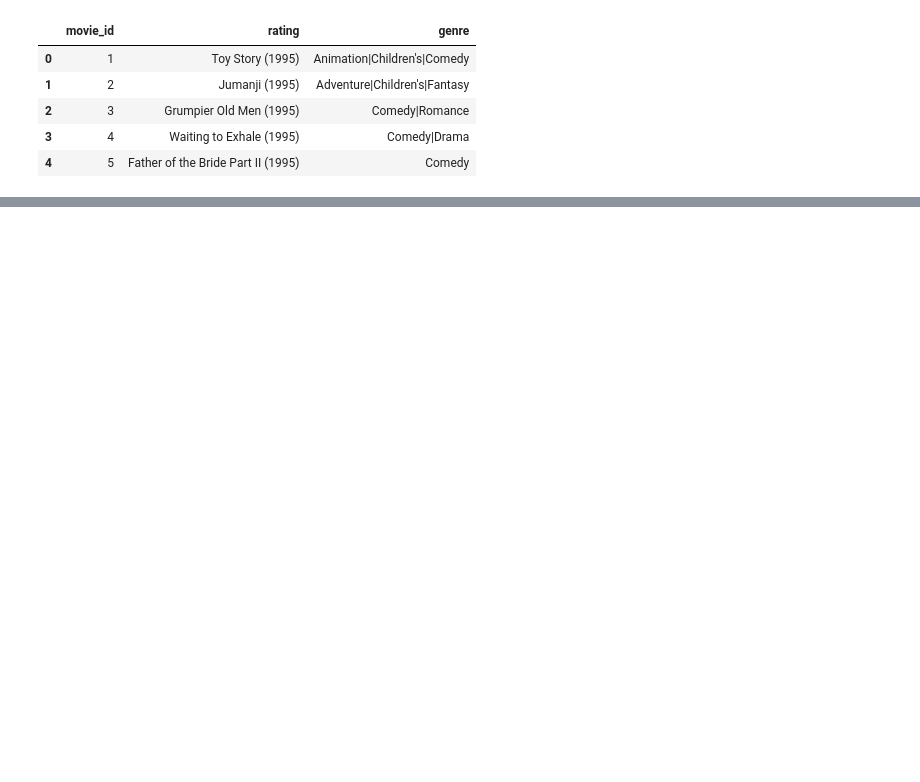
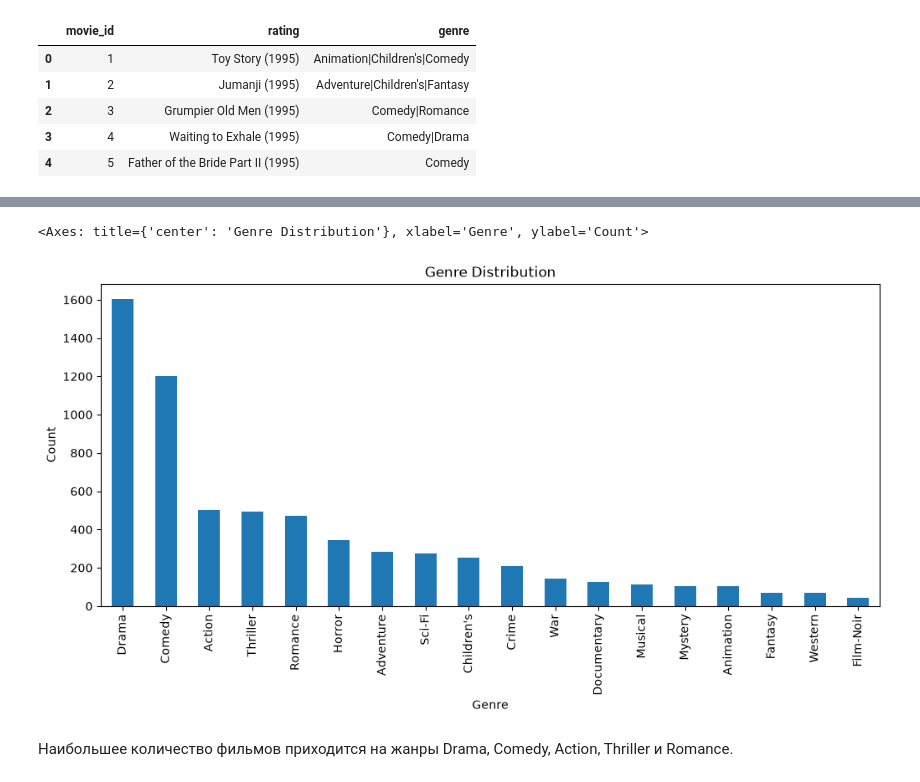
Before and after one commit to Senpaka/ml-recommendation-system, a Jupyter notebook: notebook/01_eda.ipynb, the cells around one changed output, grey strips where cells are left out. Saved outputs shown, nothing was run; the diff lists cells and outputs as text; code cells hidden in the pictures; blank space fills up the shorter version.

```diff
--- a/notebook/01_eda.ipynb
+++ b/notebook/01_eda.ipynb
@@ -95,0 +272,9 @@ recommendations
+# %%
+genre_counts = (
+    df_movies.genre
+    .str.split("|")
+    .explode()
+    .value_counts()
+)
+
+genre_counts
@@ -95,0 +302,7 @@ recommendations
+# %%
+genre_counts.plot(kind="bar", figsize=(12, 5), title="Genre Distribution", xlabel="Genre", ylabel="Count")
+# %% [output]
+<Axes: title={'center': 'Genre Distribution'}, xlabel='Genre', ylabel='Count'>
+[figure, added]
+# %% [markdown]
+Наибольшее количество фильмов приходится на жанры Drama, Comedy, Action, Thriller и Romance.
```
Also changed, not shown: parts of 28 cells of this notebook.
